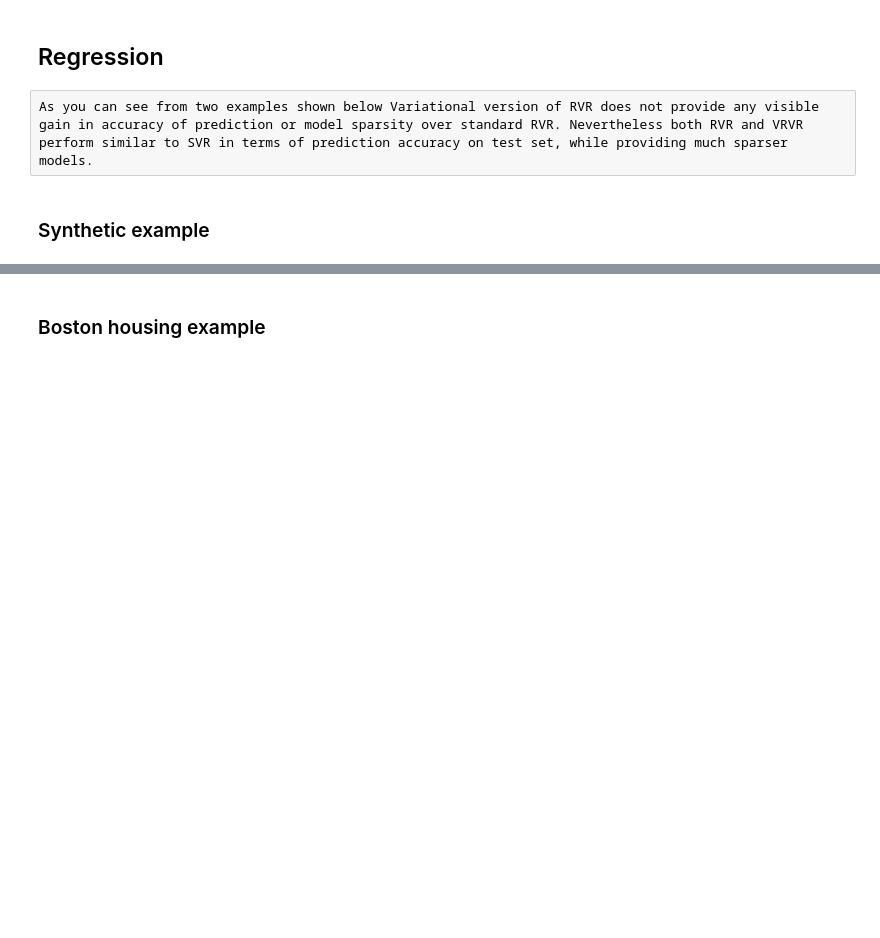
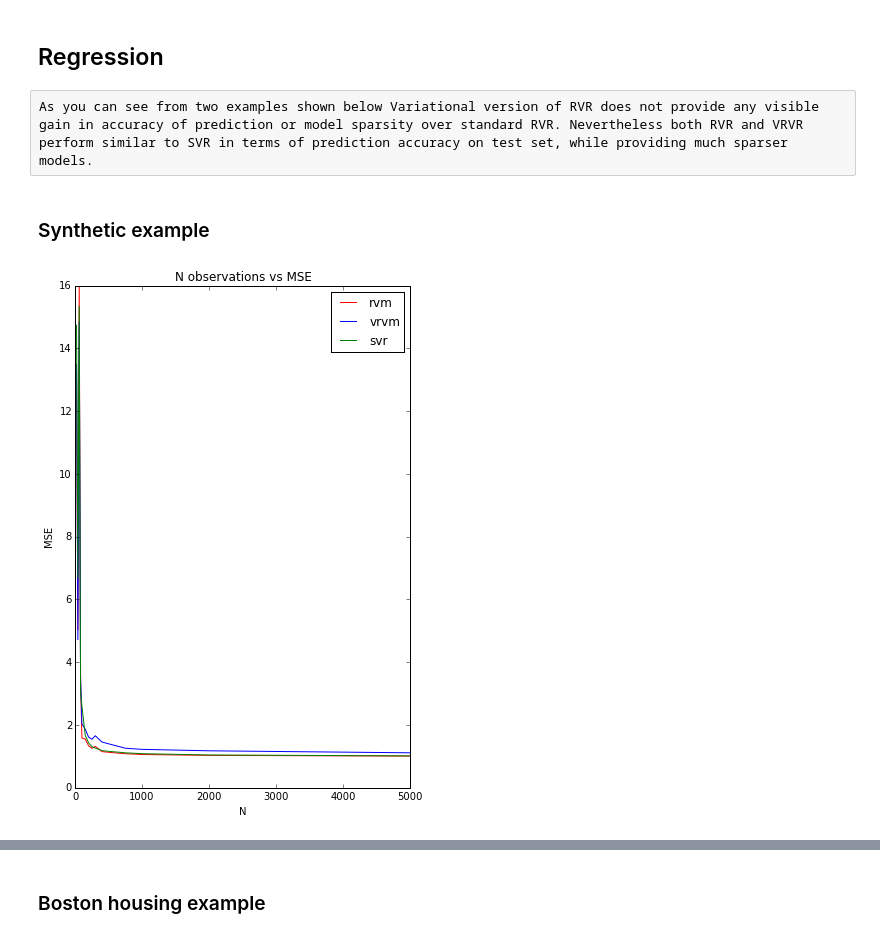
Before and after one commit to AmazaspShumik/sklearn-bayes, a Jupyter notebook: Variational RVM & Variational ARD /variational_rvm_notebook.ipynb, the cells around one changed output, grey strips where cells are left out. Saved outputs shown, nothing was run; the diff lists cells and outputs as text; code cells hidden in the pictures; blank space fills up the shorter version.

```diff
--- a/Variational RVM & Variational ARD /variational_rvm_notebook.ipynb
+++ b/Variational RVM & Variational ARD /variational_rvm_notebook.ipynb
@@ -104,0 +93,13 @@ plt.title('')
+# %%
+# comparing accuracy of prediction on test set
+plt.figure(figsize = (6,9))
+plt.plot(n,mse_rvr,"r-",label = 'rvm')
+plt.plot(n,mse_vrvr,'b-',label = 'vrvm')
+plt.plot(n,mse_svr,'g-',label = 'svr')
+plt.title('N observations vs MSE')
+plt.xlabel('N')
+plt.ylabel('MSE')
+plt.legend()
+plt.show()
+# %% [output]
+[figure, added]
```
Also changed, not shown: parts of 10 cells of this notebook, 1 other file.
